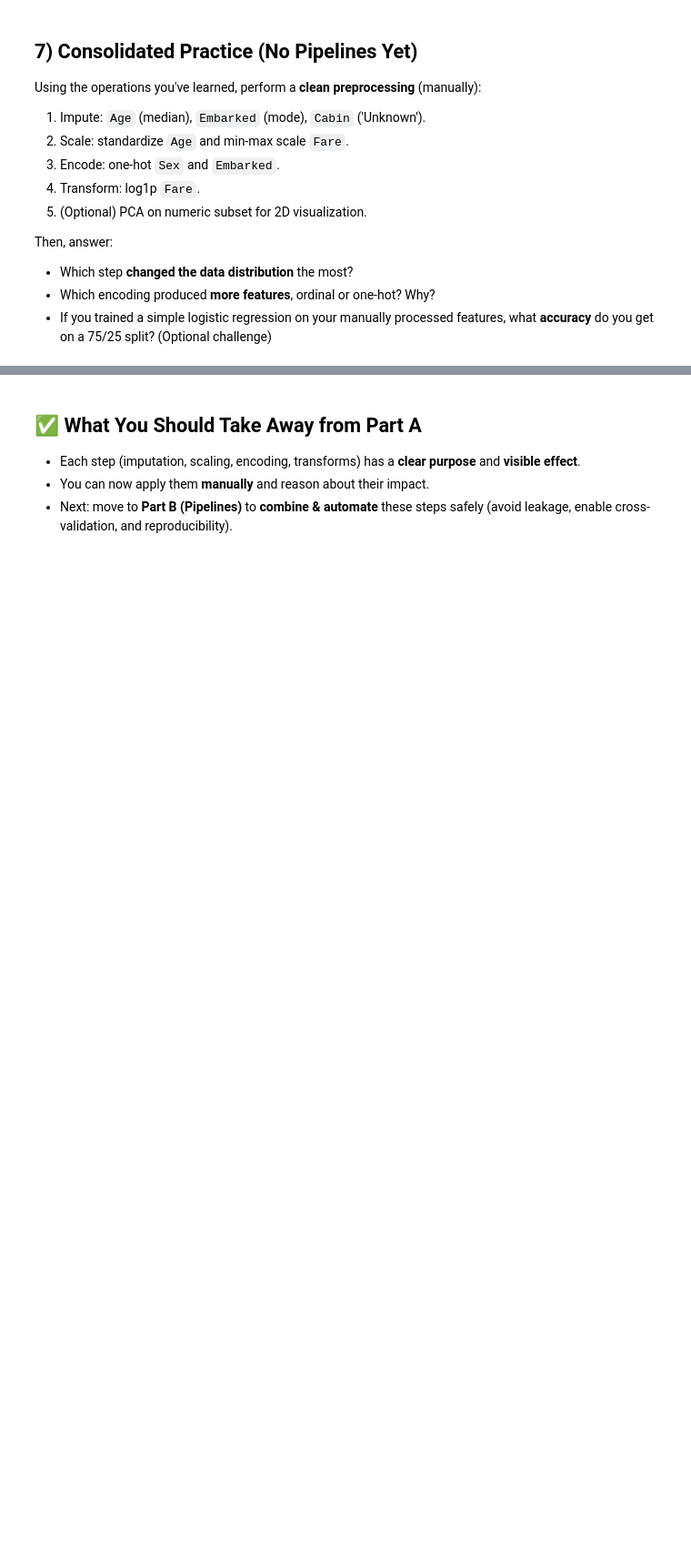
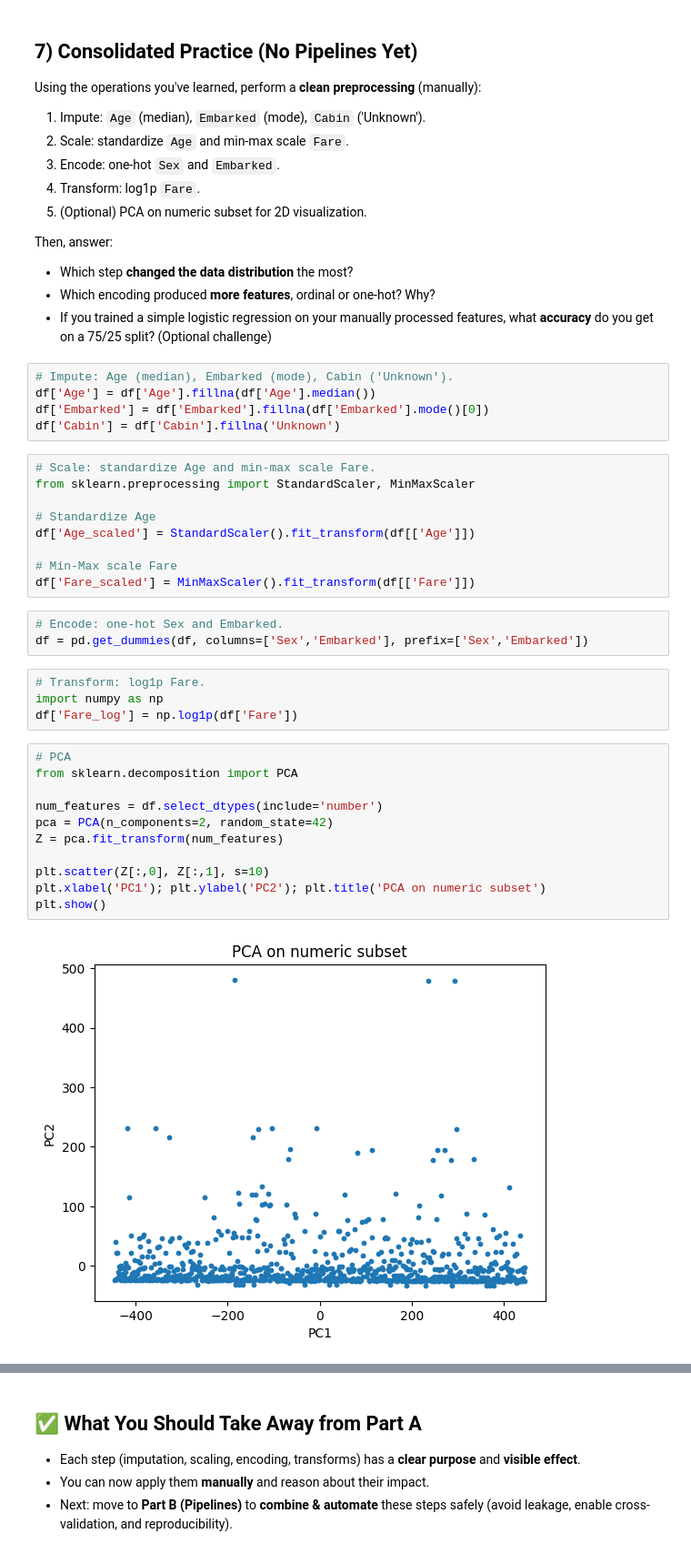
Before and after one commit to Gnana-Prudhvi-Rasamsetti/Machine-learning, a Jupyter notebook: Feature_Engineering_PartA_AP23110010542.ipynb, the cells around one changed output, grey strips where cells are left out. Shown at 91% size. Drawn from its saved outputs; the diff is of its cells as text; blank space fills up the shorter version.

```diff
--- a/Feature_Engineering_PartA_AP23110010542.ipynb
+++ b/Feature_Engineering_PartA_AP23110010542.ipynb
@@ -356,3 +478,37 @@ Then, answer:
 - Which step **changed the data distribution** the most?
 - Which encoding produced **more features**, ordinal or one-hot? Why?
 - If you trained a simple logistic regression on your manually processed features, what **accuracy** do you get on a 75/25 split? (Optional challenge)
+# %%
+# Impute: Age (median), Embarked (mode), Cabin ('Unknown').
+df['Age'] = df['Age'].fillna(df['Age'].median())
+df['Embarked'] = df['Embarked'].fillna(df['Embarked'].mode()[0])
+df['Cabin'] = df['Cabin'].fillna('Unknown')
+# %%
+# Scale: standardize Age and min-max scale Fare.
+from sklearn.preprocessing import StandardScaler, MinMaxScaler
+
+# Standardize Age
+df['Age_scaled'] = StandardScaler().fit_transform(df[['Age']])
+
+# Min-Max scale Fare
+df['Fare_scaled'] = MinMaxScaler().fit_transform(df[['Fare']])
+# %%
+# Encode: one-hot Sex and Embarked.
+df = pd.get_dummies(df, columns=['Sex','Embarked'], prefix=['Sex','Embarked'])
+# %%
+# Transform: log1p Fare.
+import numpy as np
+df['Fare_log'] = np.log1p(df['Fare'])
+# %%
+# PCA
+from sklearn.decomposition import PCA
+
+num_features = df.select_dtypes(include='number')
+pca = PCA(n_components=2, random_state=42)
+Z = pca.fit_transform(num_features)
+
+plt.scatter(Z[:,0], Z[:,1], s=10)
+plt.xlabel('PC1'); plt.ylabel('PC2'); plt.title('PCA on numeric subset')
+plt.show()
+# %% [output]
+[figure, added]
```
Also changed, not shown: parts of 20 cells of this notebook.
